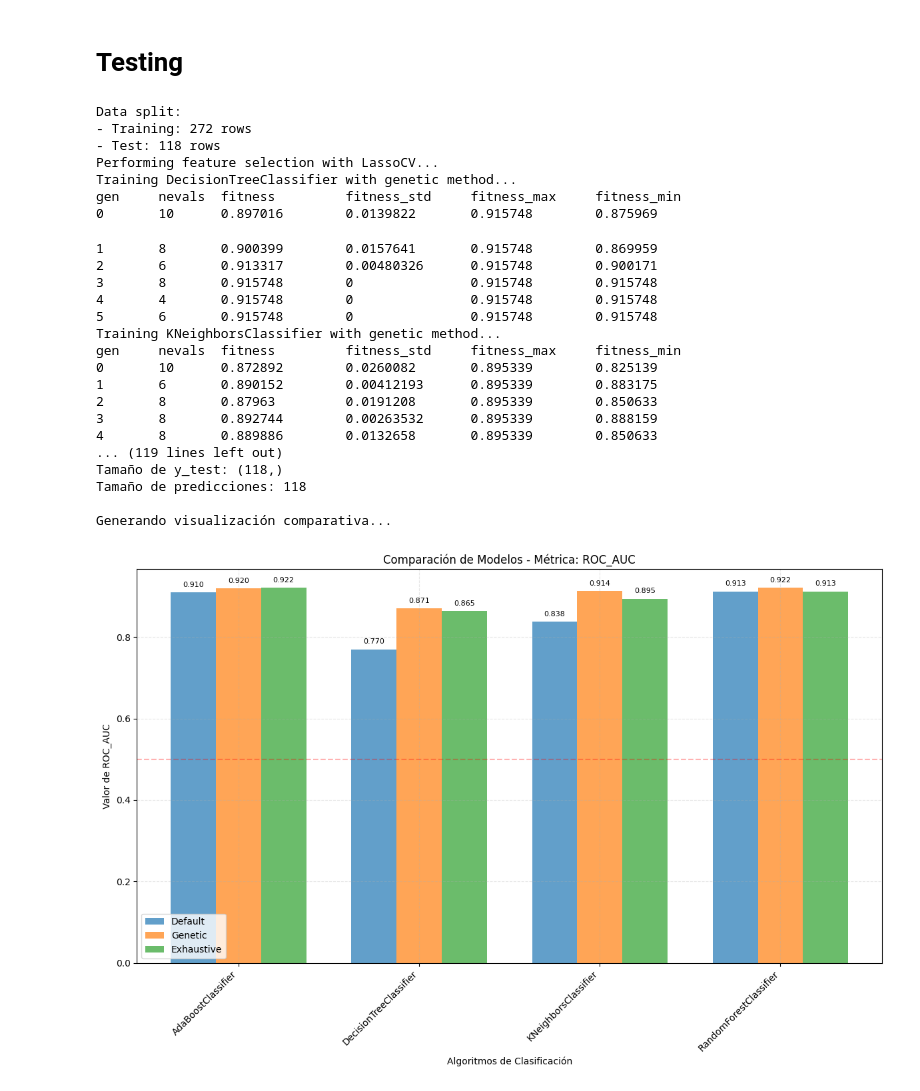
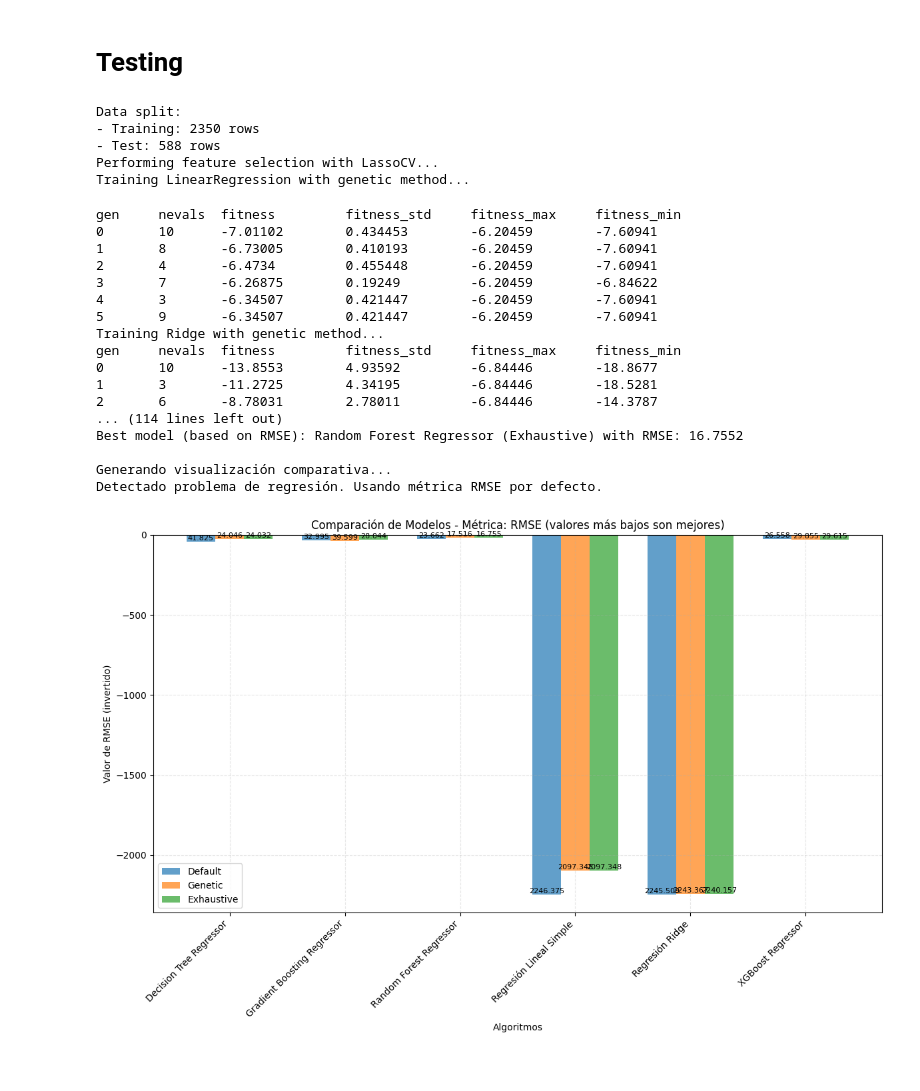
Before and after one commit to Timewolff/MineriaAvanzada, a Jupyter notebook: Paquete Avanzada/ModeloMineriaAvanzada.ipynb, the cells around one changed output. Drawn from its saved outputs; the diff is of its cells as text; code cells hidden in the pictures.

Commit message:
Mejora en model_director

```diff
--- a/Paquete Avanzada/ModeloMineriaAvanzada.ipynb
+++ b/Paquete Avanzada/ModeloMineriaAvanzada.ipynb
@@ -1226,55 +1157,53 @@ class Supervisado:
 # %%
 # MI TESTING
 # 1. Cargar el archivo CSV con EDA
-archivo_csv = "../dataset/potabilidad_V2.csv"
+archivo_csv = "../dataset/dataset.csv"
 eda = EDA(file=archivo_csv)
 
 # 2. Pasar el EDA al optimizador
 optimizador = DataOptimization(eda)
 
 # 3. Ejecutar optimización y obtener los mejores parámetros
 best_params = optimizador.opti_director(
-    target_column='Potability',
-    problem_type='classification',
+    target_column='Price',
+    problem_type='regression',
     method='both'
 )
 
 # 4. Crear la instancia del modelo supervisado pasando los mejores parámetros
 modelo = Supervisado(optimizador, best_params=best_params)
 
 # 5. Ejecutar los modelos de clasificación y comparar variantes
 modelo.model_director(compare_params=True)
 
 # 7. Visualizar la comparación usando ROC AUC
 print("\nGenerando visualización comparativa...")
-fig, ax = modelo.visualizar_comparacion_modelos(metrica='roc_auc')
+fig, ax = modelo.visualizar_comparacion_modelos()
 
 # 8. Mostrar gráfico
 import matplotlib.pyplot as plt
 plt.show()
 # %% [output]
 Data split:
-- Training: 272 rows
-- Test: 118 rows
+- Training: 2350 rows
+- Test: 588 rows
 Performing feature selection with LassoCV...
-Training DecisionTreeClassifier with genetic method...
-gen     nevals  fitness         fitness_std     fitness_max     fitness_min
-0       10      0.897016        0.0139822       0.915748        0.875969
+Training LinearRegression with genetic method...
-1       8       0.900399        0.0157641       0.915748        0.869959
-2       6       0.913317        0.00480326      0.915748        0.900171
-3       8       0.915748        0               0.915748        0.915748
-4       4       0.915748        0               0.915748        0.915748
-5       6       0.915748        0               0.915748        0.915748
-Training KNeighborsClassifier with genetic method...
 gen     nevals  fitness         fitness_std     fitness_max     fitness_min
-0       10      0.872892        0.0260082       0.895339        0.825139
-1       6       0.890152        0.00412193      0.895339        0.883175
-2       8       0.87963         0.0191208       0.895339        0.850633
-3       8       0.892744        0.00263532      0.895339        0.888159
-4       8       0.889886        0.0132658       0.895339        0.850633
-... (119 lines left out)
-Tamaño de y_test: (118,)
-Tamaño de predicciones: 118
+0       10      -7.01102        0.434453        -6.20459        -7.60941
+1       8       -6.73005        0.410193        -6.20459        -7.60941
+2       4       -6.4734         0.455448        -6.20459        -7.60941
+3       7       -6.26875        0.19249         -6.20459        -6.84622
+4       3       -6.34507        0.421447        -6.20459        -7.60941
+5       9       -6.34507        0.421447        -6.20459        -7.60941
+Training Ridge with genetic method...
+gen     nevals  fitness         fitness_std     fitness_max     fitness_min
+0       10      -13.8553        4.93592         -6.84446        -18.8677
+1       3       -11.2725        4.34195         -6.84446        -18.5281
+2       6       -8.78031        2.78011         -6.84446        -14.3787
+... (114 lines left out)
+Best model (based on RMSE): Random Forest Regressor (Exhaustive) with RMSE: 16.7552
 
 Generando visualización comparativa...
+Detectado problema de regresión. Usando métrica RMSE por defecto.
-[figure, old version]
+[figure, new version]
```
Also changed, not shown: parts of 1 cell of this notebook, 2 other files.
